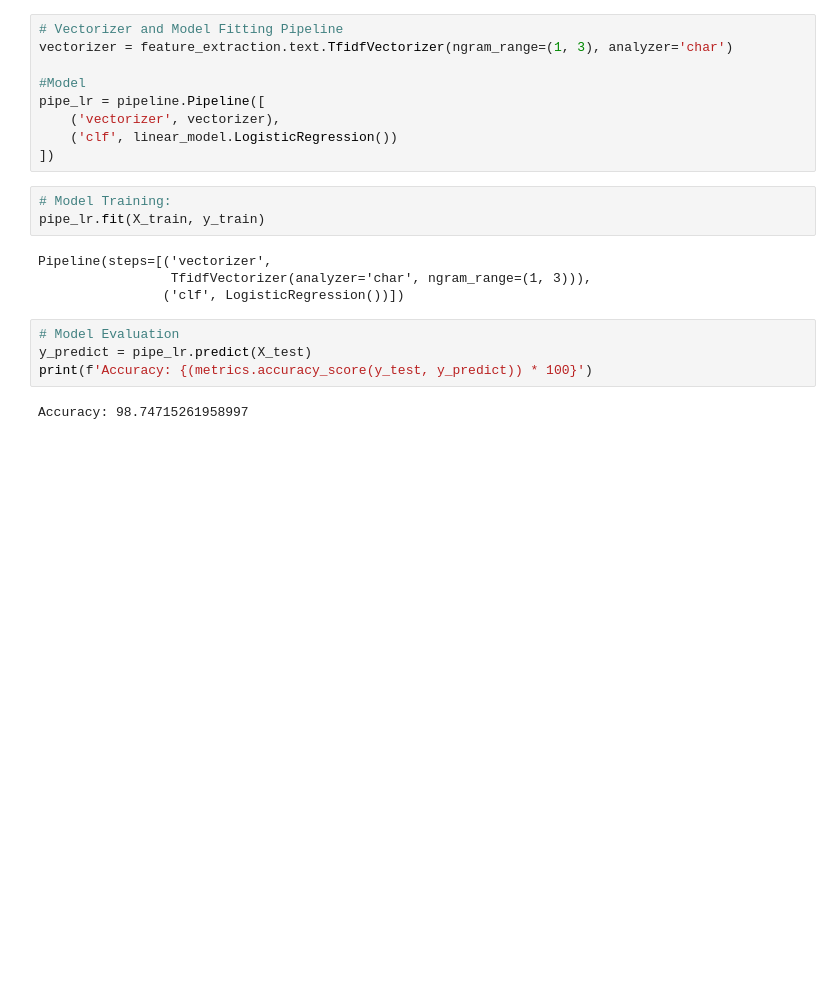
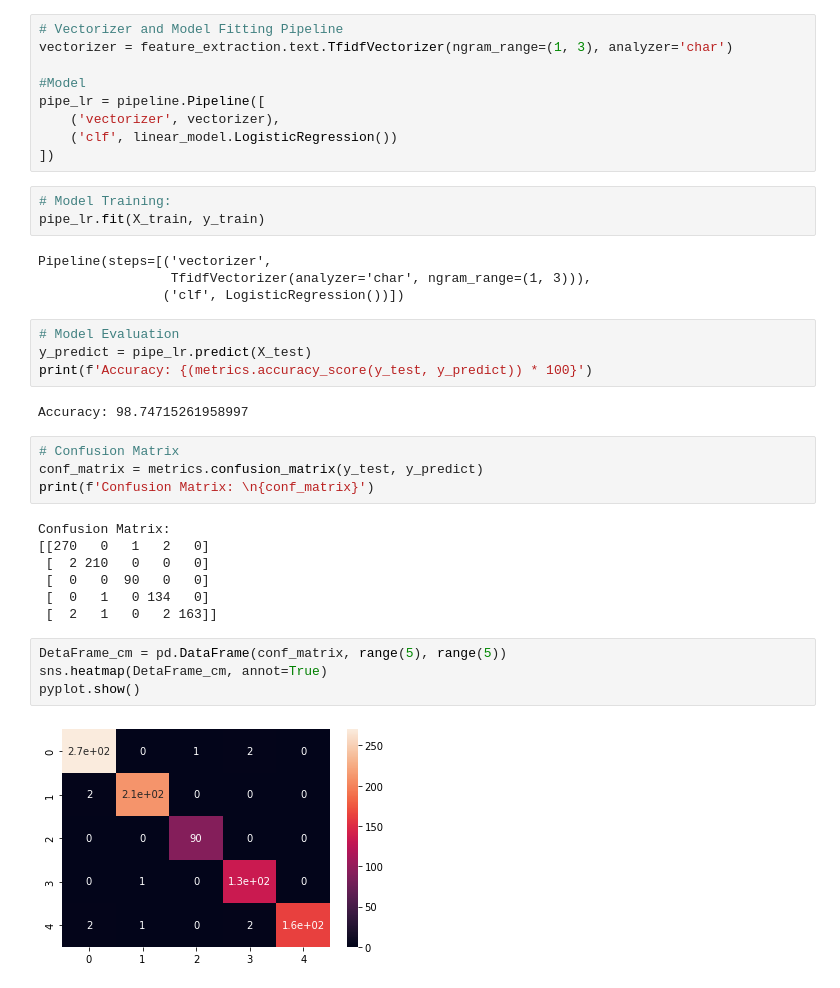
Before and after one commit to ammarlodhi255/language-detection-model, a Jupyter notebook: lang_detection.ipynb, the cells around one changed output. Saved outputs shown, nothing was run; the diff lists cells and outputs as text; blank space fills up the shorter version.

Commit message:
conf_matrix update

```diff
--- a/lang_detection.ipynb
+++ b/lang_detection.ipynb
@@ -210,3 +210,20 @@ y_predict = pipe_lr.predict(X_test)
 print(f'Accuracy: {(metrics.accuracy_score(y_test, y_predict)) * 100}')
 # %% [output]
 Accuracy: 98.74715261958997
+# %%
+# Confusion Matrix
+conf_matrix = metrics.confusion_matrix(y_test, y_predict)
+print(f'Confusion Matrix: \n{conf_matrix}')
+# %% [output]
+Confusion Matrix:
+[[270   0   1   2   0]
+ [  2 210   0   0   0]
+ [  0   0  90   0   0]
+ [  0   1   0 134   0]
+ [  2   1   0   2 163]]
+# %%
+DetaFrame_cm = pd.DataFrame(conf_matrix, range(5), range(5))
+sns.heatmap(DetaFrame_cm, annot=True)
+pyplot.show()
+# %% [output]
+[figure, added]
```
